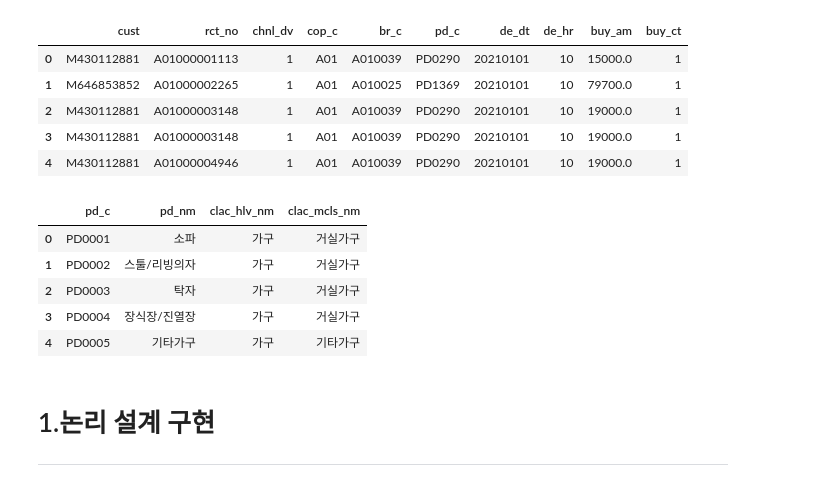
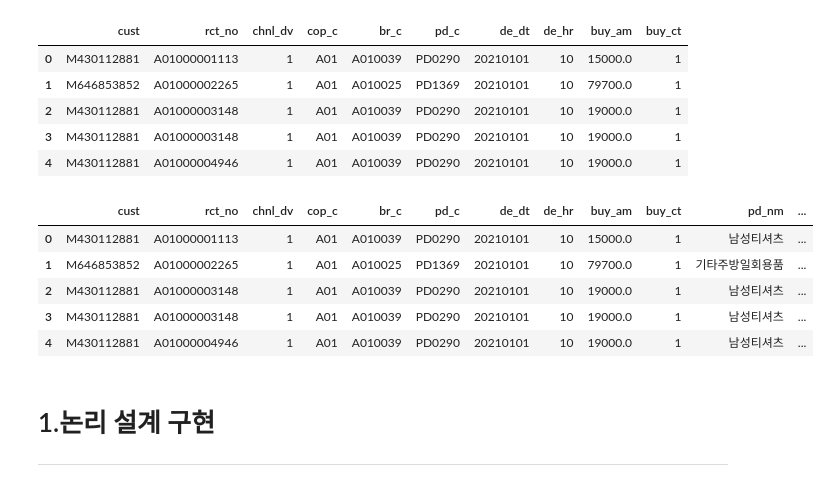
Before and after one commit to osy5882/Lpoint_competition, a Jupyter notebook: assocation_rules/make_rules.ipynb, the cells around one changed output. Cells and saved outputs as stored; diff of their text form; code cells hidden in the pictures.

```diff
--- a/assocation_rules/make_rules.ipynb
+++ b/assocation_rules/make_rules.ipynb
@@ -25,12 +25,13 @@ df_prch.head()
 | 2 | M430112881 | A01000003148 | 1 | A01 | A010039 | PD0290 | 20210101 | 10 | 19000.0 | 1 |
 | 3 | M430112881 | A01000003148 | 1 | A01 | A010039 | PD0290 | 20210101 | 10 | 19000.0 | 1 |
 | 4 | M430112881 | A01000004946 | 1 | A01 | A010039 | PD0290 | 20210101 | 10 | 19000.0 | 1 |
-# %%
-df_prod.head()
-# %% [output]
-|  | pd_c | pd_nm | clac_hlv_nm | clac_mcls_nm |
-| 0 | PD0001 | 소파 | 가구 | 거실가구 |
-| 1 | PD0002 | 스툴/리빙의자 | 가구 | 거실가구 |
-| 2 | PD0003 | 탁자 | 가구 | 거실가구 |
-| 3 | PD0004 | 장식장/진열장 | 가구 | 거실가구 |
-| 4 | PD0005 | 기타가구 | 가구 | 기타가구 |
+# %%
+df_merge = pd.merge(left=df_prch, right=df_prod, on="pd_c", how="left")
+df_merge.head()
+# %% [output]
+|  | cust | rct_no | chnl_dv | cop_c | br_c | pd_c | de_dt | de_hr | buy_am | buy_ct | pd_nm | ... |
+| 0 | M430112881 | A01000001113 | 1 | A01 | A010039 | PD0290 | 20210101 | 10 | 15000.0 | 1 | 남성티셔츠 | ... |
+| 1 | M646853852 | A01000002265 | 1 | A01 | A010025 | PD1369 | 20210101 | 10 | 79700.0 | 1 | 기타주방일회용품 | ... |
+| 2 | M430112881 | A01000003148 | 1 | A01 | A010039 | PD0290 | 20210101 | 10 | 19000.0 | 1 | 남성티셔츠 | ... |
+| 3 | M430112881 | A01000003148 | 1 | A01 | A010039 | PD0290 | 20210101 | 10 | 19000.0 | 1 | 남성티셔츠 | ... |
+| 4 | M430112881 | A01000004946 | 1 | A01 | A010039 | PD0290 | 20210101 | 10 | 19000.0 | 1 | 남성티셔츠 | ... |
```
Also changed, not shown: parts of 13 cells of this notebook.
